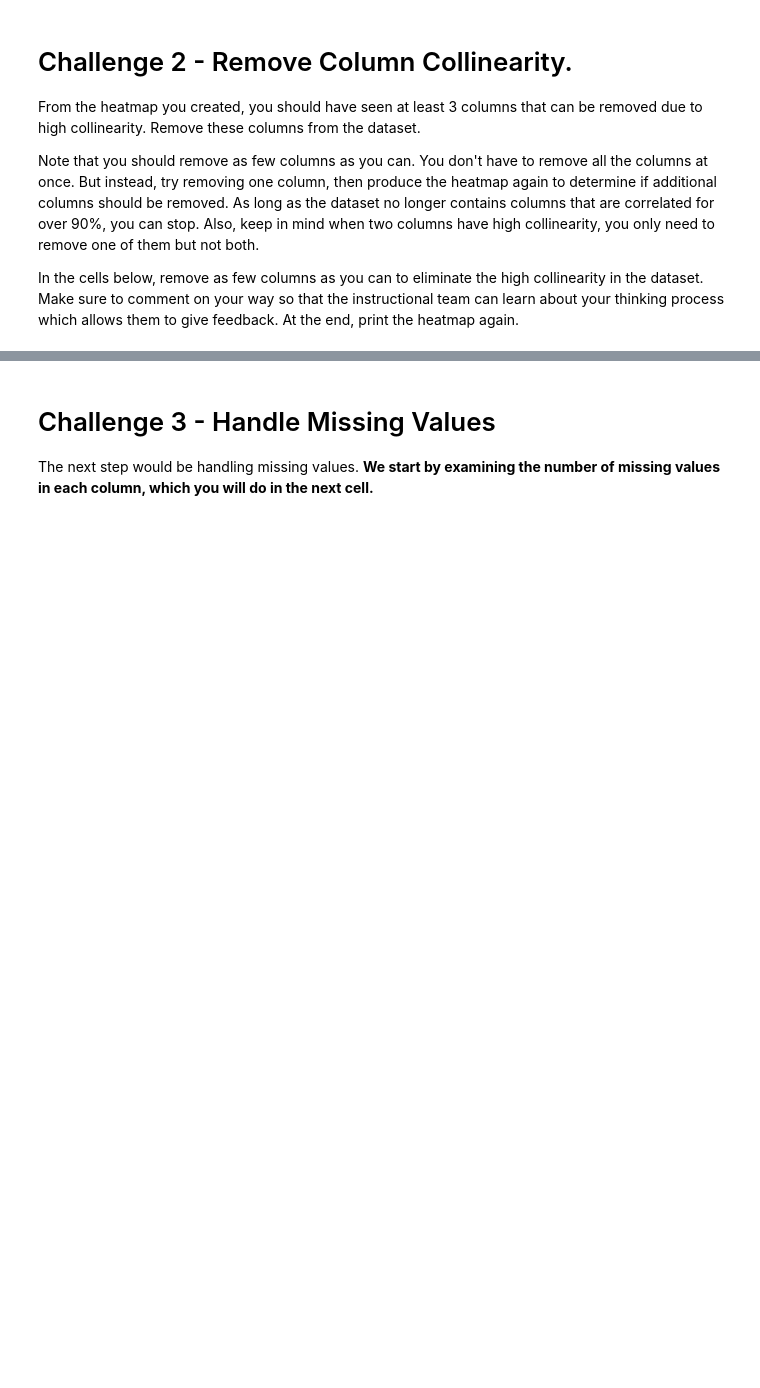
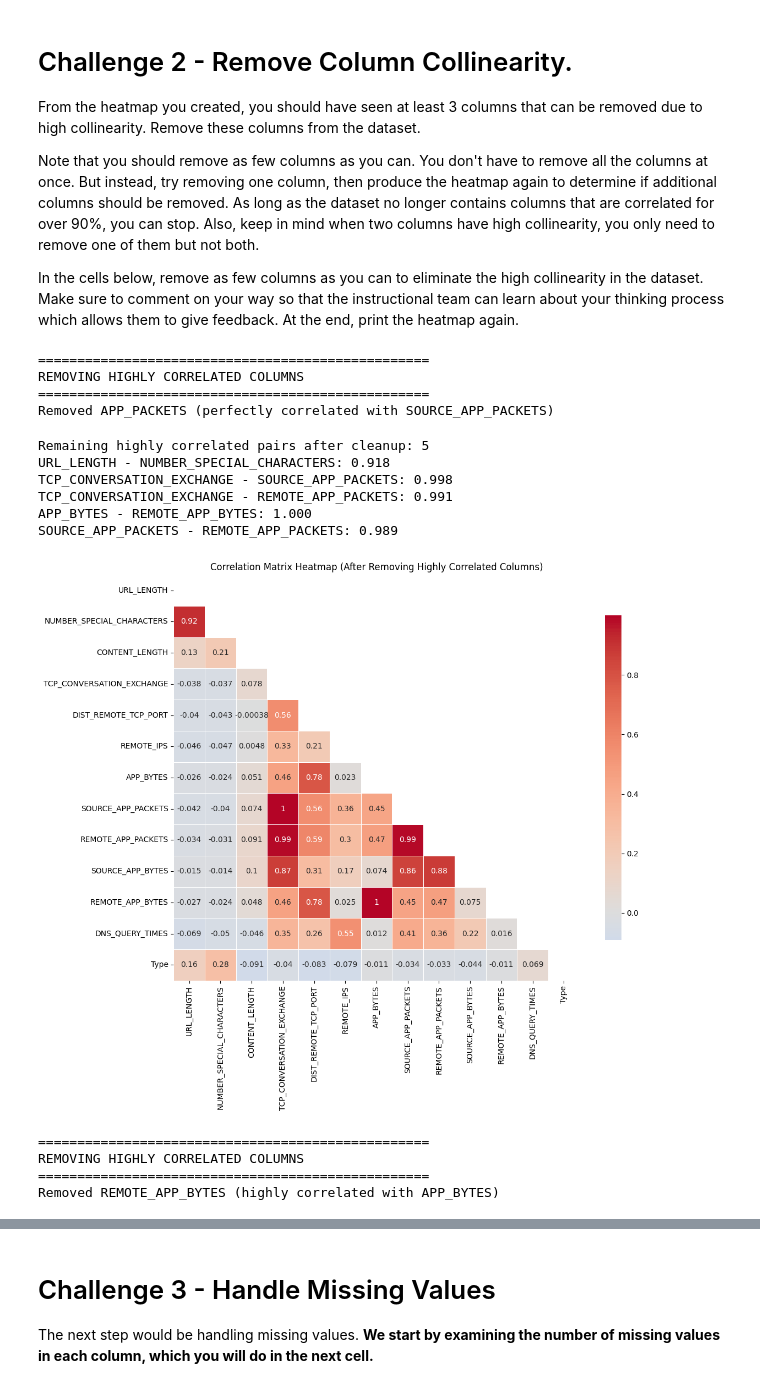
Before and after one commit to eduardocabrera1983/lab-classification, a Jupyter notebook: challenge-2.ipynb, the cells around one changed output, grey strips where cells are left out. Drawn from its saved outputs; the diff is of its cells as text; code cells hidden in the pictures; blank space fills up the shorter version.

```diff
--- a/challenge-2.ipynb
+++ b/challenge-2.ipynb
@@ -146,0 +231,73 @@ In the cells below, remove as few columns as you can to eliminate the high colli
+# %%
+# Your code here
+print("\n" + "="*50)
+print("REMOVING HIGHLY CORRELATED COLUMNS")
+print("="*50)
+
+# Remove highly correlated columns one by one
+# First, let's make a copy of our dataset
+websites_clean = websites.copy()
+
+# Remove APP_PACKETS since it's perfectly correlated with SOURCE_APP_PACKETS
+websites_clean = websites_clean.drop('APP_PACKETS', axis=1)
+print("Removed APP_PACKETS (perfectly correlated with SOURCE_APP_PACKETS)")
+# %% [output]
+==================================================
+REMOVING HIGHLY CORRELATED COLUMNS
+==================================================
+Removed APP_PACKETS (perfectly correlated with SOURCE_APP_PACKETS)
+# %%
+# Check correlation matrix again
+numeric_cols_clean = websites_clean.select_dtypes(include=[np.number]).columns
+correlation_matrix_clean = websites_clean[numeric_cols_clean].corr()
+# %%
+# Your comment here
+# Find remaining highly correlated pairs
+high_corr_pairs_clean = []
+for i in range(len(correlation_matrix_clean.columns)):
+    for j in range(i+1, len(correlation_matrix_clean.columns)):
+        if abs(correlation_matrix_clean.iloc[i, j]) > 0.9:
+            high_corr_pairs_clean.append((correlation_matrix_clean.columns[i],
+                                        correlation_matrix_clean.columns[j],
+                                        correlation_matrix_clean.iloc[i, j]))
+
+print(f"\nRemaining highly correlated pairs after cleanup: {len(high_corr_pairs_clean)}")
+for pair in high_corr_pairs_clean:
+    print(f"{pair[0]} - {pair[1]}: {pair[2]:.3f}")
+# %% [output]
+Remaining highly correlated pairs after cleanup: 5
+URL_LENGTH - NUMBER_SPECIAL_CHARACTERS: 0.918
+TCP_CONVERSATION_EXCHANGE - SOURCE_APP_PACKETS: 0.998
+TCP_CONVERSATION_EXCHANGE - REMOTE_APP_PACKETS: 0.991
+APP_BYTES - REMOTE_APP_BYTES: 1.000
+SOURCE_APP_PACKETS - REMOTE_APP_PACKETS: 0.989
+# %%
+# Print heatmap again
+# Print updated heatmap
+plt.figure(figsize=(12, 10))
+mask = np.triu(np.ones_like(correlation_matrix_clean, dtype=bool))
+sns.heatmap(correlation_matrix_clean, mask=mask, annot=True, cmap='coolwarm', center=0,
+            square=True, linewidths=0.5, cbar_kws={"shrink": .8})
+plt.title('Correlation Matrix Heatmap (After Removing Highly Correlated Columns)')
+plt.tight_layout()
+plt.show()
+# %% [output]
+[figure, added]
+# %%
+# Your code here
+print("\n" + "="*50)
+print("REMOVING HIGHLY CORRELATED COLUMNS")
+print("="*50)
+
+# Remove highly correlated columns one by one
+# First, let's make a copy of our dataset
+websites_clean2 = websites_clean.copy()
+
+# Remove REMOTE_APP_BYTES since it's highly correlated with APP_BYTES
+websites_clean2 = websites_clean.drop('REMOTE_APP_BYTES', axis=1)
+print("Removed REMOTE_APP_BYTES (highly correlated with APP_BYTES)")
+# %% [output]
+==================================================
+REMOVING HIGHLY CORRELATED COLUMNS
+==================================================
+Removed REMOTE_APP_BYTES (highly correlated with APP_BYTES)
```
Also changed, not shown: parts of 24 cells of this notebook.
